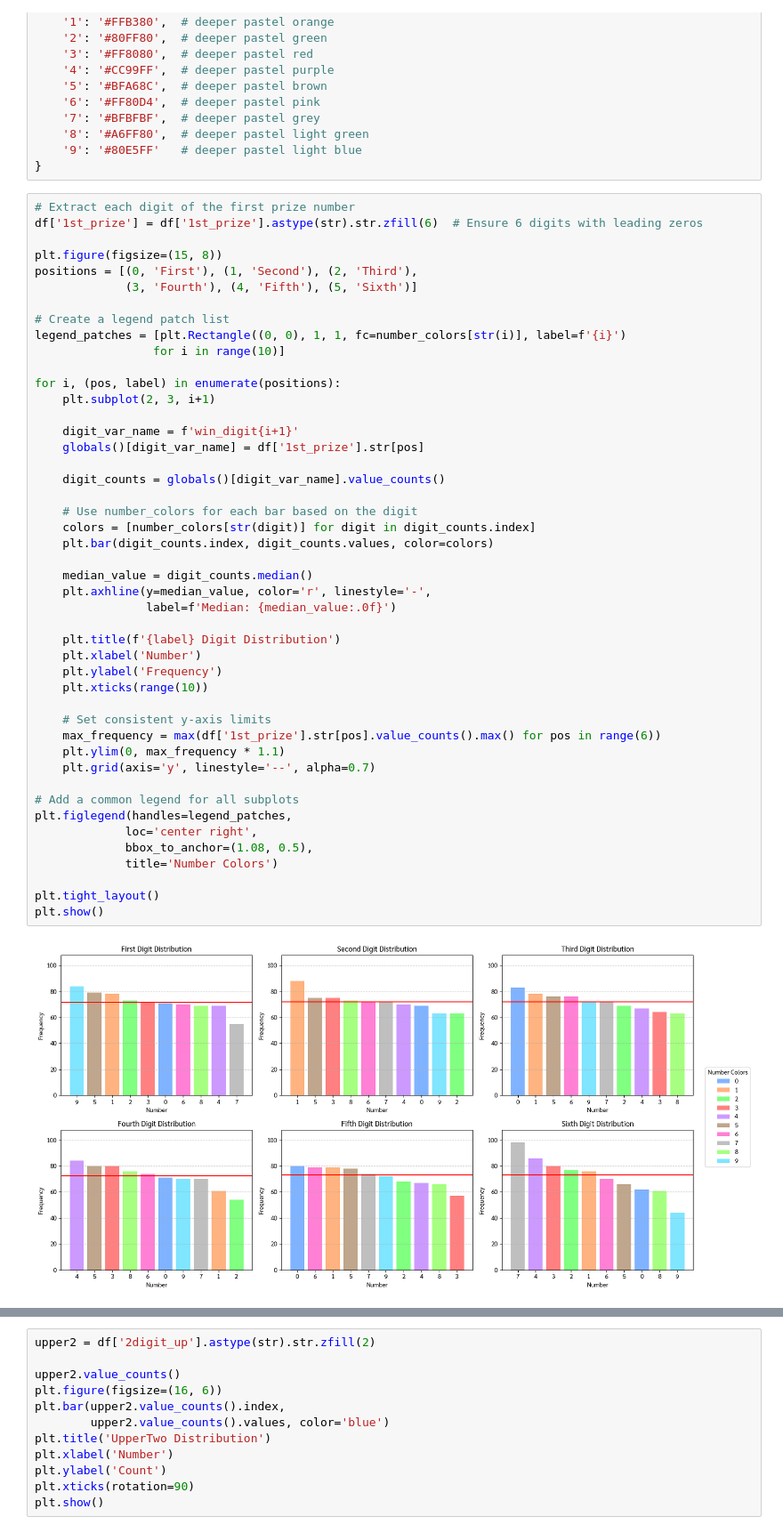
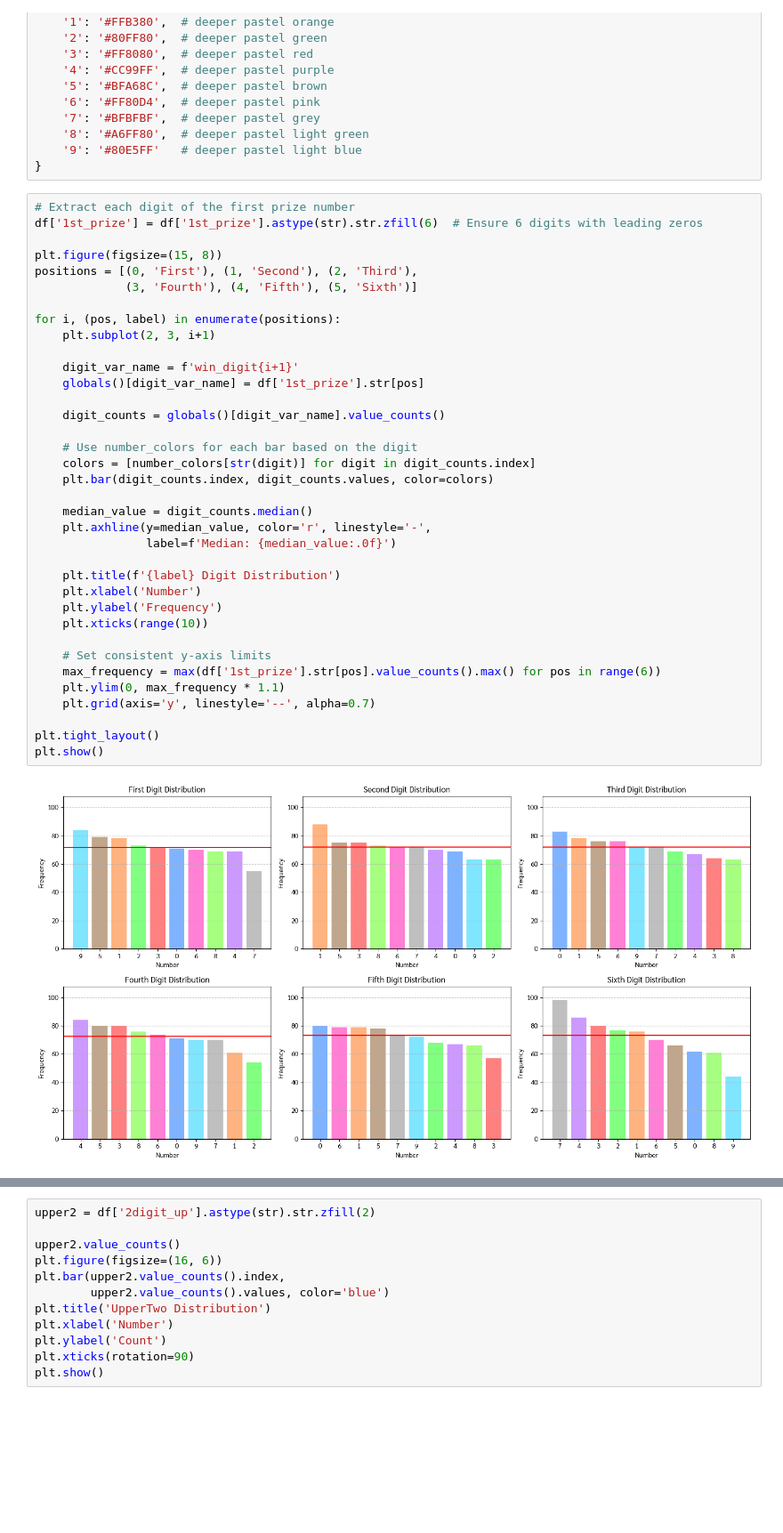
Before and after one commit to tangnatta/AUT461-Thai-Lottery-2025, a Jupyter notebook: eda.ipynb, the cells around one changed output, grey strips where cells are left out. Shown at 89% size. Cells and saved outputs as stored; diff of their text form; blank space fills up the shorter version.

```diff
--- a/eda.ipynb
+++ b/eda.ipynb
@@ -277,47 +277,37 @@ df['1st_prize'] = df['1st_prize'].astype(str).str.zfill(6)  # Ensure 6 digits wi
 plt.figure(figsize=(15, 8))
 positions = [(0, 'First'), (1, 'Second'), (2, 'Third'),
              (3, 'Fourth'), (4, 'Fifth'), (5, 'Sixth')]
-
-# Create a legend patch list
-legend_patches = [plt.Rectangle((0, 0), 1, 1, fc=number_colors[str(i)], label=f'{i}')
-                 for i in range(10)]
 
 for i, (pos, label) in enumerate(positions):
     plt.subplot(2, 3, i+1)
 
     digit_var_name = f'win_digit{i+1}'
     globals()[digit_var_name] = df['1st_prize'].str[pos]
 
     digit_counts = globals()[digit_var_name].value_counts()
 
     # Use number_colors for each bar based on the digit
     colors = [number_colors[str(digit)] for digit in digit_counts.index]
     plt.bar(digit_counts.index, digit_counts.values, color=colors)
 
     median_value = digit_counts.median()
     plt.axhline(y=median_value, color='r', linestyle='-',
                 label=f'Median: {median_value:.0f}')
 
     plt.title(f'{label} Digit Distribution')
     plt.xlabel('Number')
     plt.ylabel('Frequency')
     plt.xticks(range(10))
 
     # Set consistent y-axis limits
     max_frequency = max(df['1st_prize'].str[pos].value_counts().max() for pos in range(6))
     plt.ylim(0, max_frequency * 1.1)
     plt.grid(axis='y', linestyle='--', alpha=0.7)
 
-# Add a common legend for all subplots
-plt.figlegend(handles=legend_patches,
-             loc='center right',
-             bbox_to_anchor=(1.08, 0.5),
-             title='Number Colors')
-
 plt.tight_layout()
 plt.show()
 # %% [output]
-[figure, old version]
+[figure, new version]
 # %%
 years = []
 filtered_df = df.copy()
```
Also changed, not shown: parts of 1 cell of this notebook.
